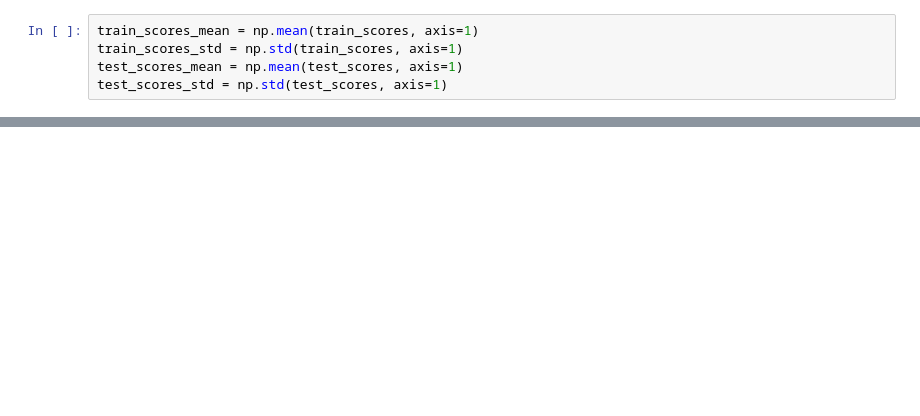
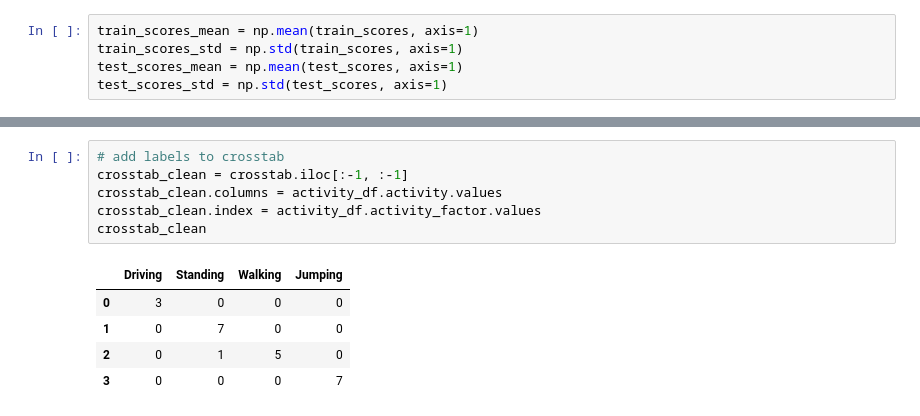
Before and after one commit to ratulesrar3/mobilecomputing, a Jupyter notebook: lab1/data_wrangling.ipynb, the cells around one changed output, grey strips where cells are left out. Saved outputs shown, nothing was run; the diff lists cells and outputs as text; blank space fills up the shorter version.

```diff
--- a/lab1/data_wrangling.ipynb
+++ b/lab1/data_wrangling.ipynb
@@ -161,0 +132,12 @@ accuracy_score(y_test,y_pred_en)*100
+# %%
+# add labels to crosstab
+crosstab_clean = crosstab.iloc[:-1, :-1]
+crosstab_clean.columns = activity_df.activity.values
+crosstab_clean.index = activity_df.activity_factor.values
+crosstab_clean
+# %% [output]
+|  | Driving | Standing | Walking | Jumping |
+| 0 | 3 | 0 | 0 | 0 |
+| 1 | 0 | 7 | 0 | 0 |
+| 2 | 0 | 1 | 5 | 0 |
+| 3 | 0 | 0 | 0 | 7 |
```
Also changed, not shown: parts of 22 cells of this notebook, 6 other files.
